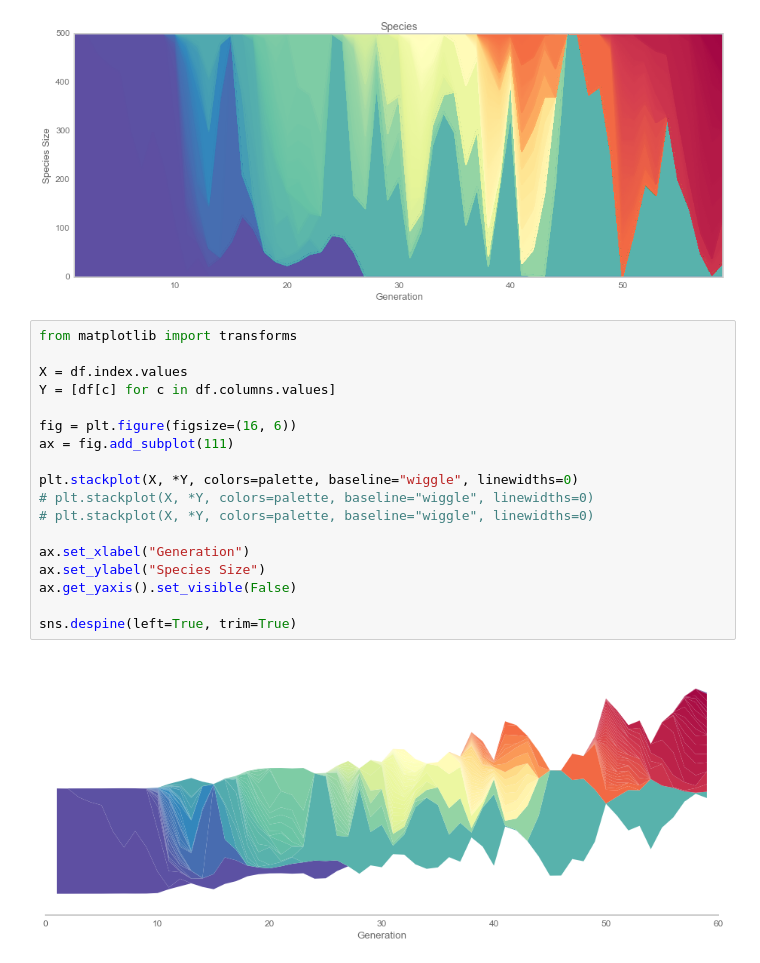
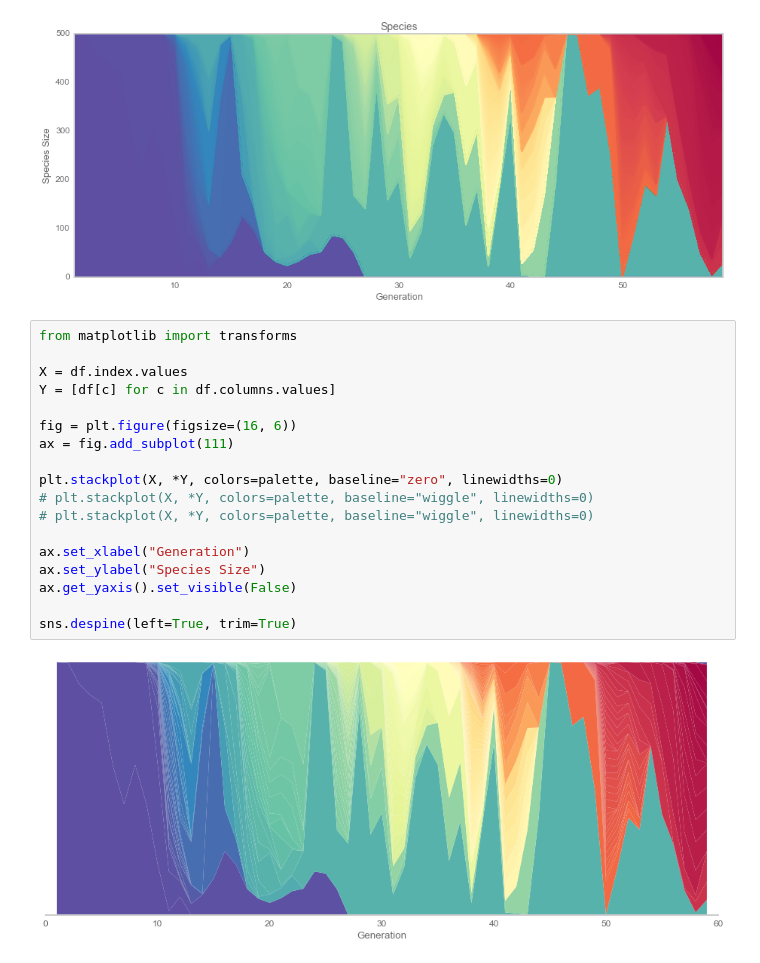
Before and after one commit to BarkingMouseStudio/unity-experiments, a Jupyter notebook: Fitness.ipynb, the cells around one changed output. Drawn from its saved outputs; the diff is of its cells as text.

```diff
--- a/Fitness.ipynb
+++ b/Fitness.ipynb
@@ -82,20 +82,20 @@ ax.set_ylabel("Species Size")
 # %%
 from matplotlib import transforms
 
 X = df.index.values
 Y = [df[c] for c in df.columns.values]
 
 fig = plt.figure(figsize=(16, 6))
 ax = fig.add_subplot(111)
 
-plt.stackplot(X, *Y, colors=palette, baseline="wiggle", linewidths=0)
+plt.stackplot(X, *Y, colors=palette, baseline="zero", linewidths=0)
 # plt.stackplot(X, *Y, colors=palette, baseline="wiggle", linewidths=0)
 # plt.stackplot(X, *Y, colors=palette, baseline="wiggle", linewidths=0)
 
 ax.set_xlabel("Generation")
 ax.set_ylabel("Species Size")
 ax.get_yaxis().set_visible(False)
 
 sns.despine(left=True, trim=True)
 # %% [output]
-[figure, old version]
+[figure, new version]
```
Also changed, not shown: 34 other files.
